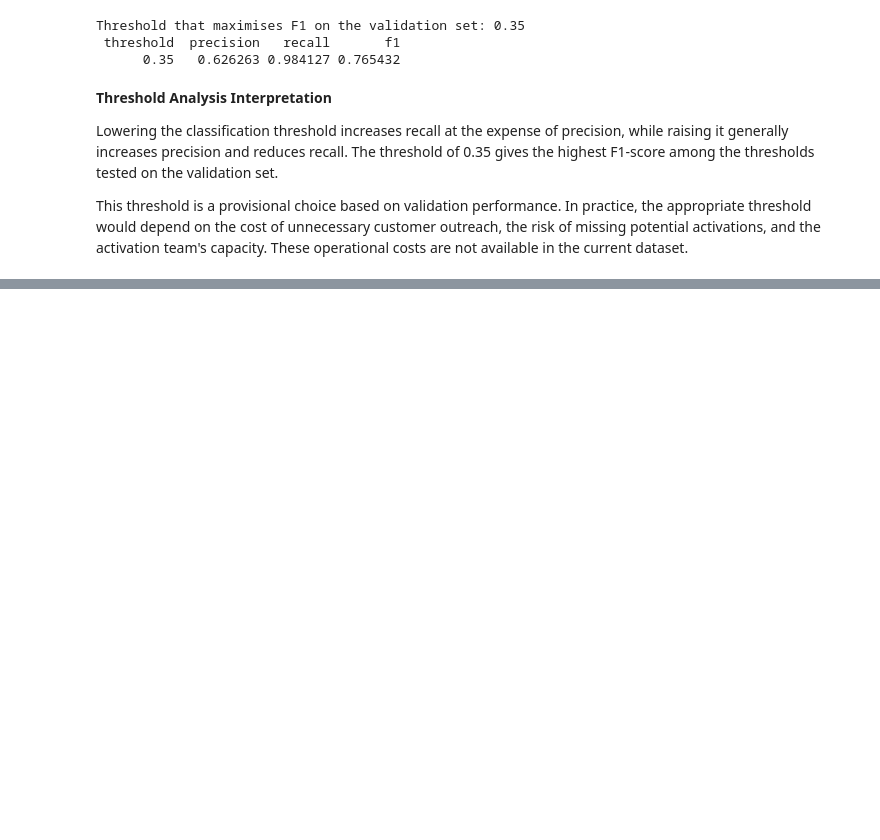
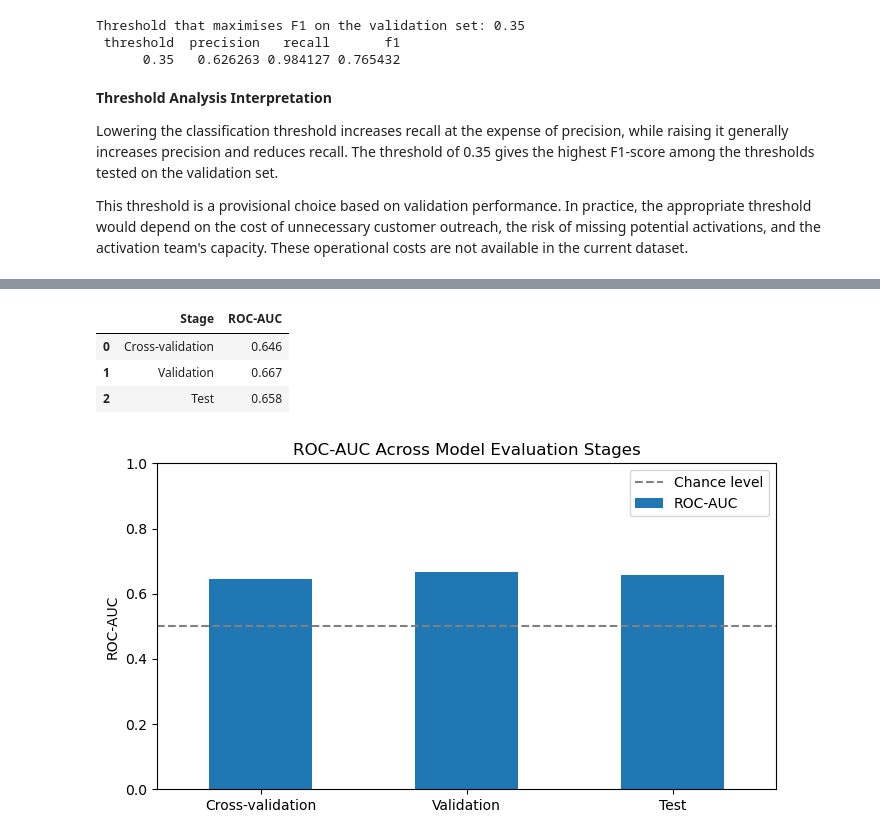
Before and after one commit to 26304870-STADIO/CAP182_STADIOEquities_first-deposit-activation-project, a Jupyter notebook: SS3_PartB.ipynb, the cells around one changed output, grey strips where cells are left out. Cells and saved outputs as stored; diff of their text form; code cells hidden in the pictures; blank space fills up the shorter version.

```diff
--- a/SS3_PartB.ipynb
+++ b/SS3_PartB.ipynb
@@ -2067,0 +2138,40 @@ This threshold is a provisional choice based on validation performance. In pract
+# %%
+# Compare ROC-AUC across cross-validation, validation and test
+generalisation_table = pd.DataFrame({
+    "Stage": [
+        "Cross-validation",
+        "Validation",
+        "Test"
+    ],
+    "ROC-AUC": [
+        best_cv_roc_auc,
+        validation_metrics["roc_auc"],
+        roc_auc_score(y_test, best_model.predict_proba(X_test)[:, 1])
+    ]
+})
+
+display(generalisation_table.round(3))
+
+ax = generalisation_table.plot(
+    x="Stage",
+    y="ROC-AUC",
+    kind="bar",
+    legend=False,
+    figsize=(7, 4),
+    ylim=(0, 1),
+    rot=0
+)
+
+ax.axhline(0.5, linestyle="--", color="grey", label="Chance level")
+ax.set_title("ROC-AUC Across Model Evaluation Stages")
+ax.set_ylabel("ROC-AUC")
+ax.set_xlabel("")
+ax.legend()
+plt.tight_layout()
+plt.show()
+# %% [output]
+|  | Stage | ROC-AUC |
+| 0 | Cross-validation | 0.646 |
+| 1 | Validation | 0.667 |
+| 2 | Test | 0.658 |
+[figure, added]
```
Also changed, not shown: parts of 5 cells of this notebook.
